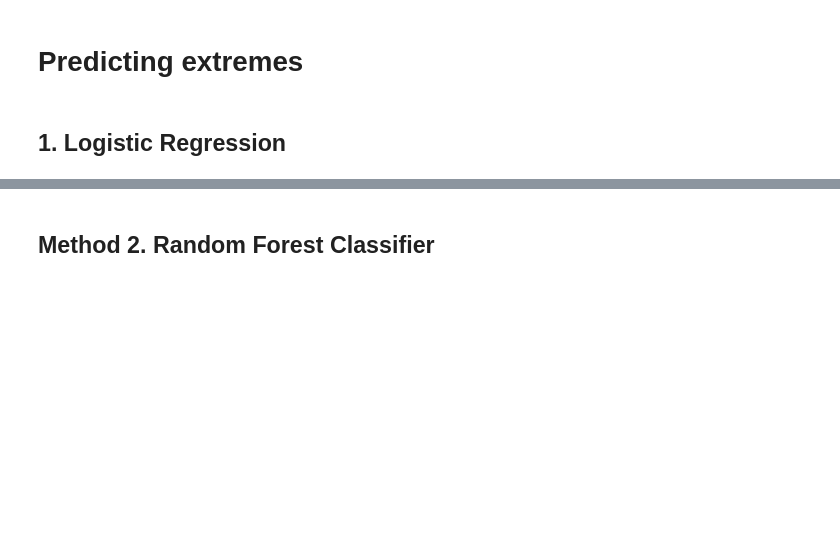
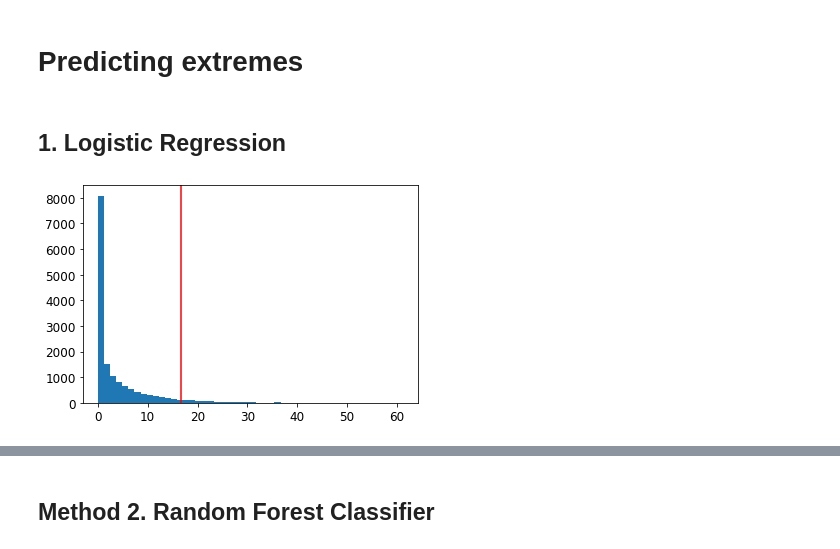
Before and after one commit to ML-precip/cas-aml-subprojects, a Jupyter notebook: M1_Classic_methods.ipynb, the cells around one changed output, grey strips where cells are left out. Cells and saved outputs as stored; diff of their text form; code cells hidden in the pictures; blank space fills up the shorter version.

```diff
--- a/M1_Classic_methods.ipynb
+++ b/M1_Classic_methods.ipynb
@@ -429,6 +591,15 @@ plt.show()
 # define exceedances based on the 95th
 df_prec_ex = precip_exceedance(df_prec)
 df_prec_ex['reg_tot'] = df_prec_ex['reg_tot']*1
+# %%
+p95 = np.percentile(df_prec['reg_tot'], 95)
+# %%
+# Visualise the distribution
+plt.hist(df_prec['reg_tot'], 50)
+plt.axvline(p95, color='r')
+plt.show()
+# %% [output]
+[figure, added]
 # %%
 df_input_ex = df_input
 
```
Also changed, not shown: parts of 64 cells of this notebook.
